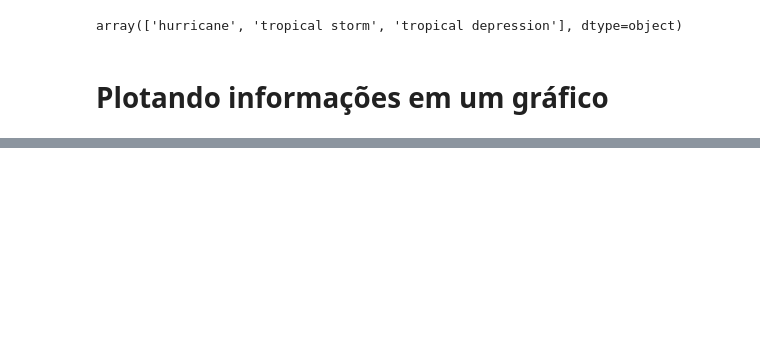
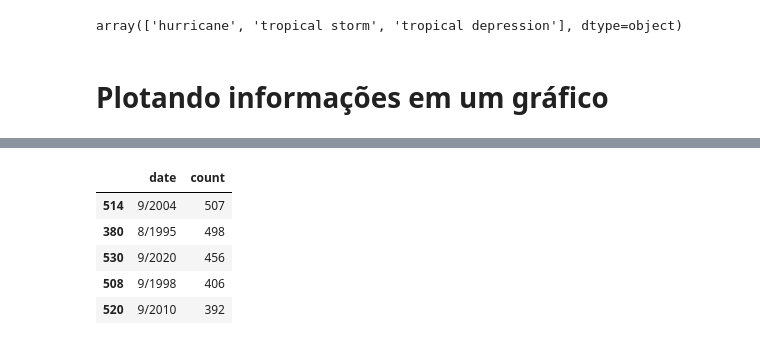
Before and after one commit to Jeferson-Peter/DataScience-Storm-Analytics, a Jupyter notebook: storm_analytics.ipynb, the cells around one changed output, grey strips where cells are left out. Saved outputs shown, nothing was run; the diff lists cells and outputs as text; code cells hidden in the pictures; blank space fills up the shorter version.

```diff
--- a/storm_analytics.ipynb
+++ b/storm_analytics.ipynb
@@ -413,0 +338,12 @@ map.add_child(plugins.HeatMap(localization, radius=15))
+# %%
+df.groupby(df['date'].apply(lambda x: "%d/%d" % (x.month, x.year))).size() \
+                             .reset_index(name='count') \
+                             .sort_values(['count'], ascending=False) \
+                             .head(5)
+# %% [output]
+|  | date | count |
+| 514 | 9/2004 | 507 |
+| 380 | 8/1995 | 498 |
+| 530 | 9/2020 | 456 |
+| 508 | 9/1998 | 406 |
+| 520 | 9/2010 | 392 |
```
Also changed, not shown: parts of 13 cells of this notebook.
